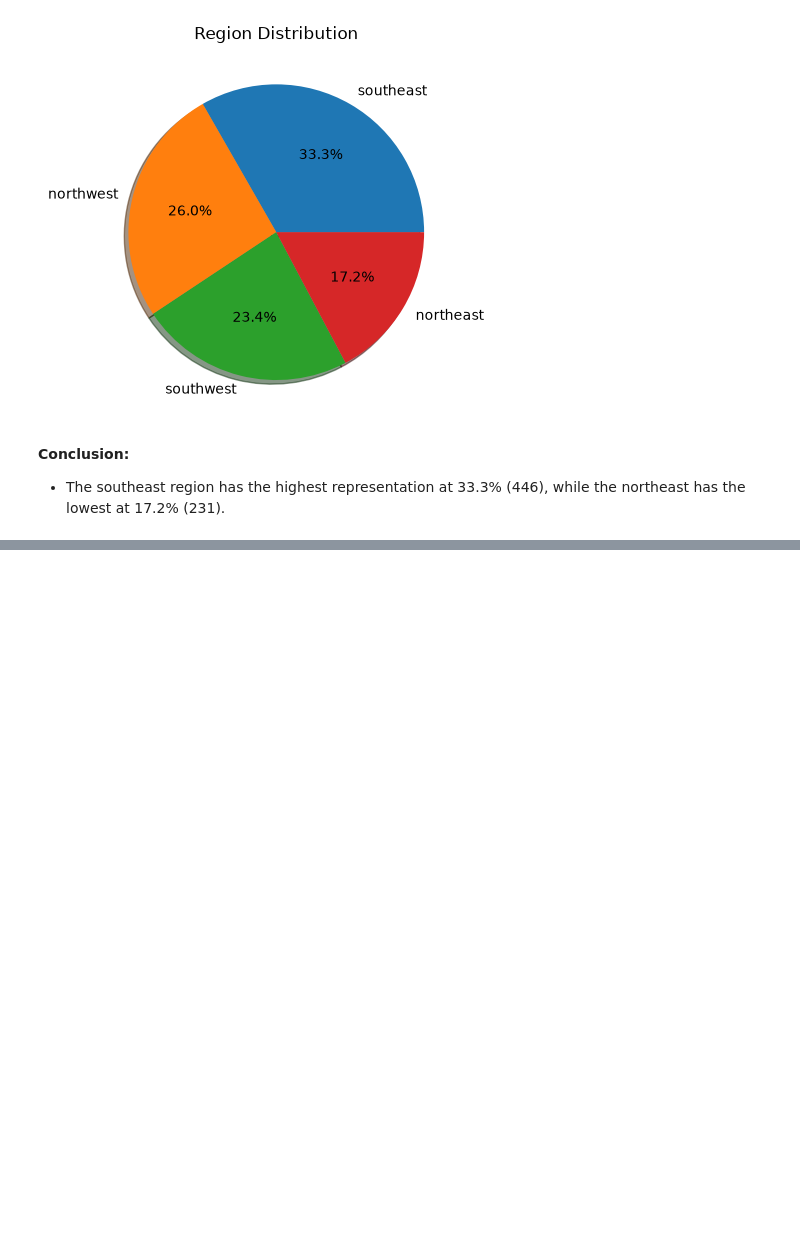
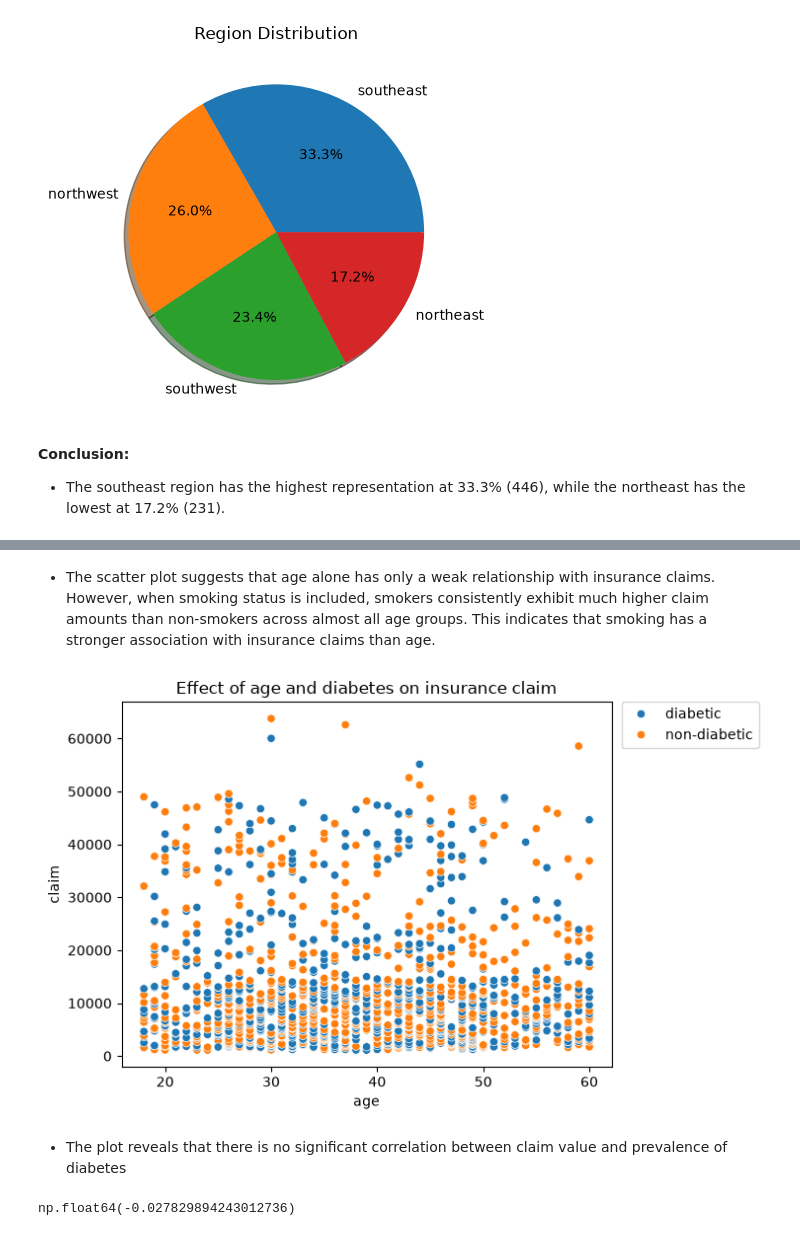
Before and after one commit to muhammad-saad-2006/ai-learning, a Jupyter notebook: eda/insurance-claim.ipynb, the cells around one changed output, grey strips where cells are left out. Saved outputs shown, nothing was run; the diff lists cells and outputs as text; code cells hidden in the pictures; blank space fills up the shorter version.

```diff
--- a/eda/insurance-claim.ipynb
+++ b/eda/insurance-claim.ipynb
@@ -560,0 +573,15 @@ plt.show()
+# %% [markdown]
+- The scatter plot suggests that age alone has only a weak relationship with insurance claims. However, when smoking status is included, smokers consistently exhibit much higher claim amounts than non-smokers across almost all age groups. This indicates that smoking has a stronger association with insurance claims than age.
+# %%
+sns.scatterplot(data=df, x='age', y='claim', hue='diabetic')
+plt.title('Effect of age and diabetes on insurance claim')
+plt.legend(bbox_to_anchor=(1.02, 1), loc='best', borderaxespad=0)
+plt.show()
+# %% [output]
+[figure, added]
+# %% [markdown]
+- The plot reveals that there is no significant correlation between claim value and prevalence of diabetes
+# %%
+df['age'].corr(df['claim'])
+# %% [output]
+np.float64(-0.027829894243012736)
```
Also changed, not shown: parts of 57 cells of this notebook.
